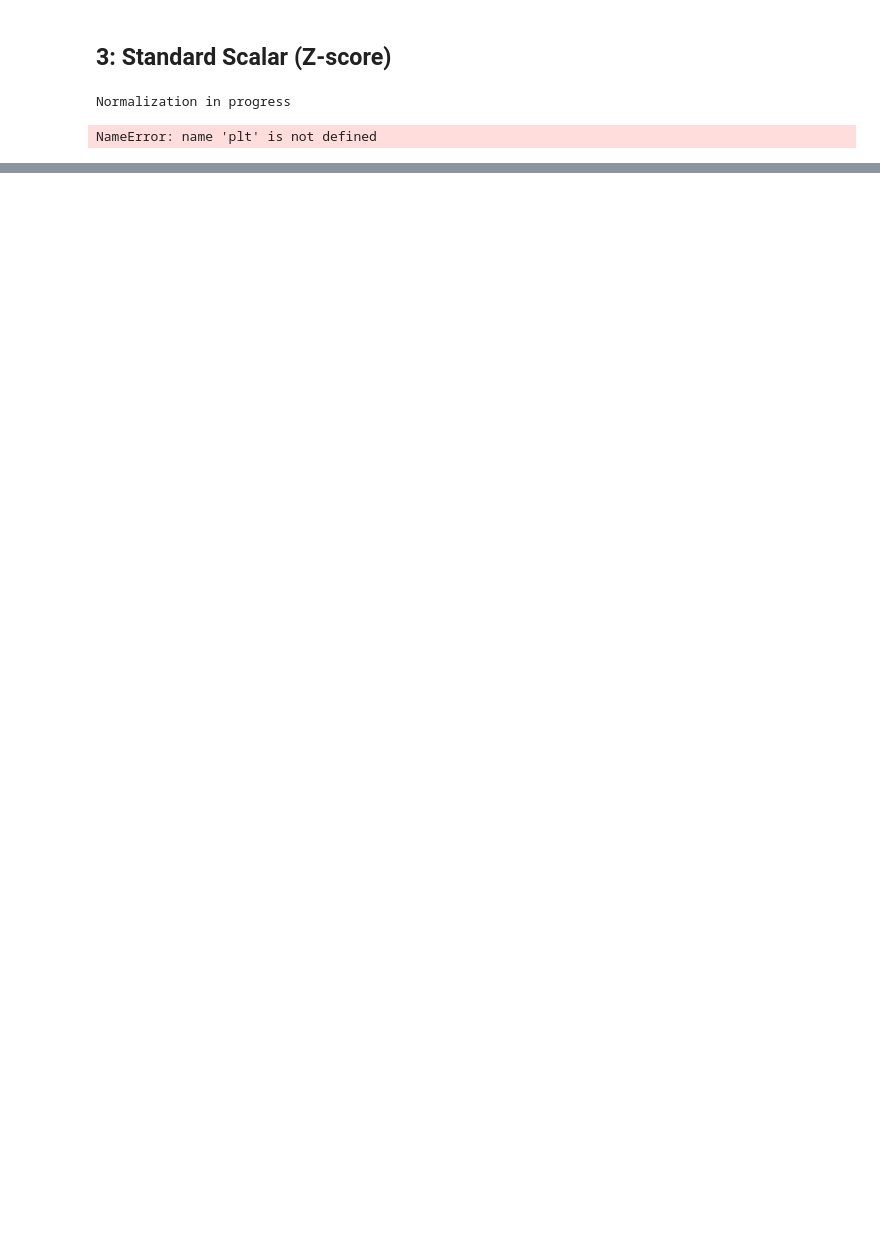
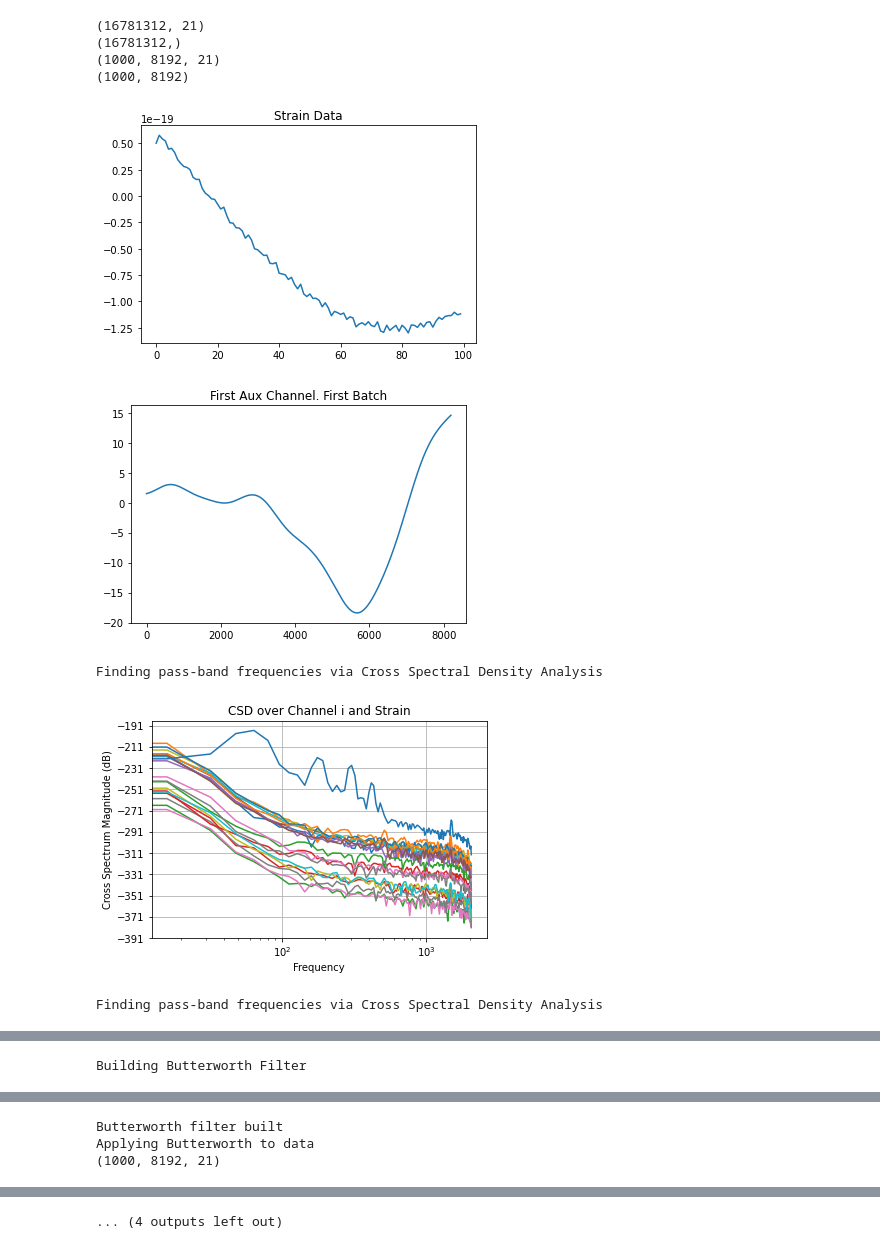
Before and after one commit to telmar3/PHYS139_FinalProject, a Jupyter notebook: cnn_model_w10.ipynb, the cells around one changed output, grey strips where cells are left out. Saved outputs shown, nothing was run; the diff lists cells and outputs as text; code cells hidden in the pictures; blank space fills up the shorter version.

```diff
--- a/data_preprocessing_v2.ipynb
+++ b/cnn_model_w10.ipynb
@@ -169,42 +0,0 @@ Butterworth filter applied to data
-# %% [markdown]
-## 3: Standard Scalar (Z-score)
-# %%
-
-
-print("Normalization in progress")
-
-plt.plot(witness_data[0][:,0])
-plt.show()
-
-scaler = StandardScaler()
-strain_data = np.reshape(strain_data, (-1,1))
-
-## For Post Processing
-strain_mean = np.mean(strain_data)
-strain_sdt = np.std(strain_data)
-
-
-scaler.fit(strain_data)
-strain_data = scaler.transform(strain_data)
-
-
-test_1 = scaler.transform(np.reshape(witness_data[1][:,0], (-1,1)))
-plt.plot(test_1, label = "Z_score")
-plt.plot(witness_data[0][:,0], label = "OG Data")
-plt.legend()
-plt.show()
-
-print("CNN Data Ready, Import witness_data")
-print(witness_data.shape)
-
-# for idx in range(len(witness_data)):
-#     for channel in range(channels):
-#         reshaped_witness_data = np.reshape(witness_data[idx][:, channel], (-1,1))
-#         reshaped_witness_data = scaler.transform(reshaped_witness_data)
-# print(witness_data.shape)
-
-
-print("Normalization Complete")
-# %% [output]
-Normalization in progress
-NameError: name 'plt' is not defined
@@ -210,0 +20,20 @@ NameError: name 'plt' is not defined
+# %%
+#Import data from preprocessing file
+from ipynb.fs.full.data_preprocessing import send_freq_data, send_time_data, send_post_processing_params
+import numpy as np
+
+freq_witness, freq_strain_data = send_freq_data()
+time_witness, time_strain_data = send_time_data()
+strain_mean, strain_std = send_post_processing_params()
+
+print(freq_witness.shape, time_witness.shape, freq_strain_data.shape, time_strain_data.shape)
+# %% [output]
+(16781312, 21)
+(16781312,)
+(1000, 8192, 21)
+(1000, 8192)
+[figure, added]
+[figure, added]
+Finding pass-band frequencies via Cross Spectral Density Analysis
+[figure, added]
+Finding pass-band frequencies via Cross Spectral Density Analysis
@@ -210,0 +41 @@ NameError: name 'plt' is not defined
+Building Butterworth Filter
@@ -210,0 +43,3 @@ NameError: name 'plt' is not defined
+Butterworth filter built
+Applying Butterworth to data
+(1000, 8192, 21)
@@ -210,0 +48 @@ NameError: name 'plt' is not defined
+... (4 outputs left out)
```
Also changed, not shown: parts of 25 cells of this notebook, 4 other files.
